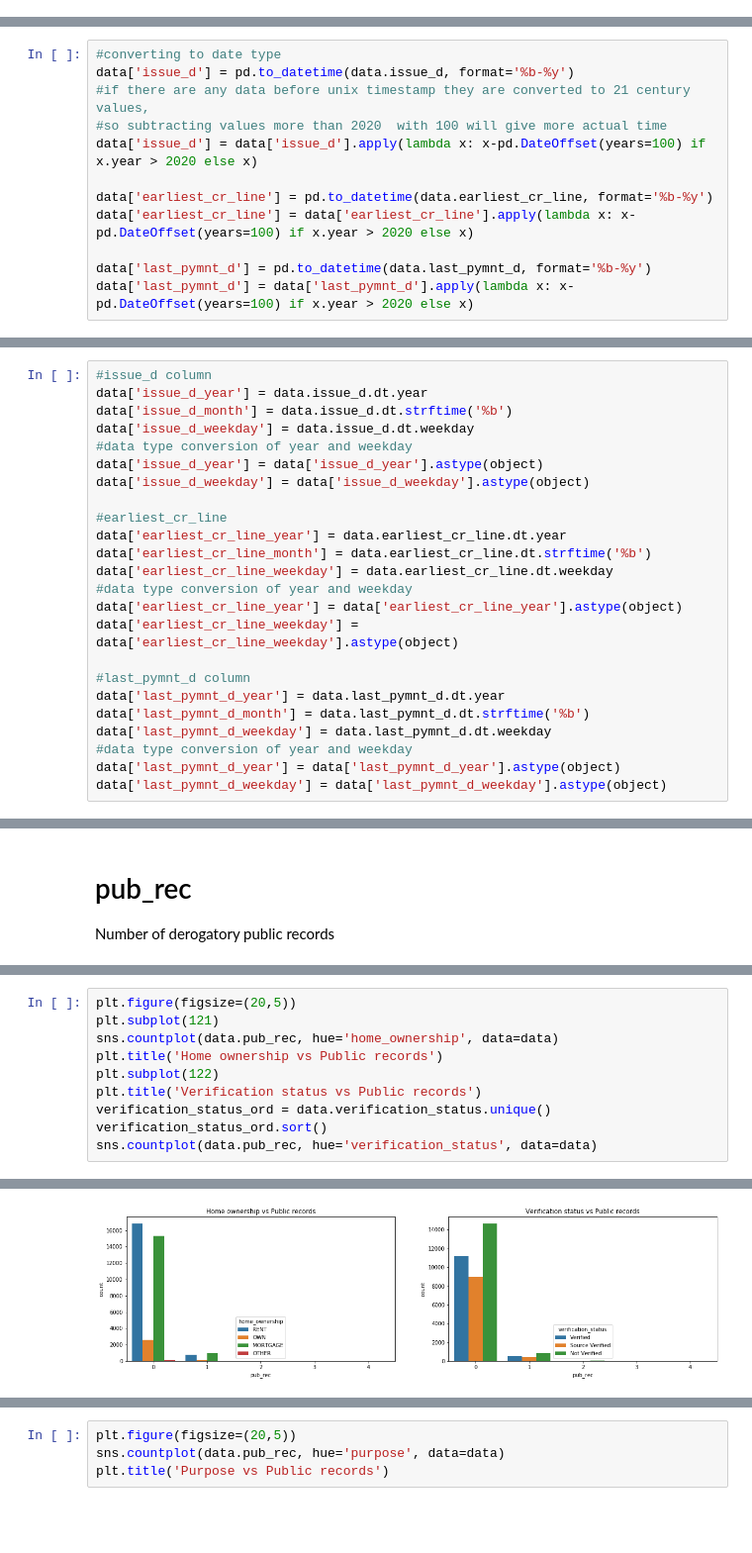
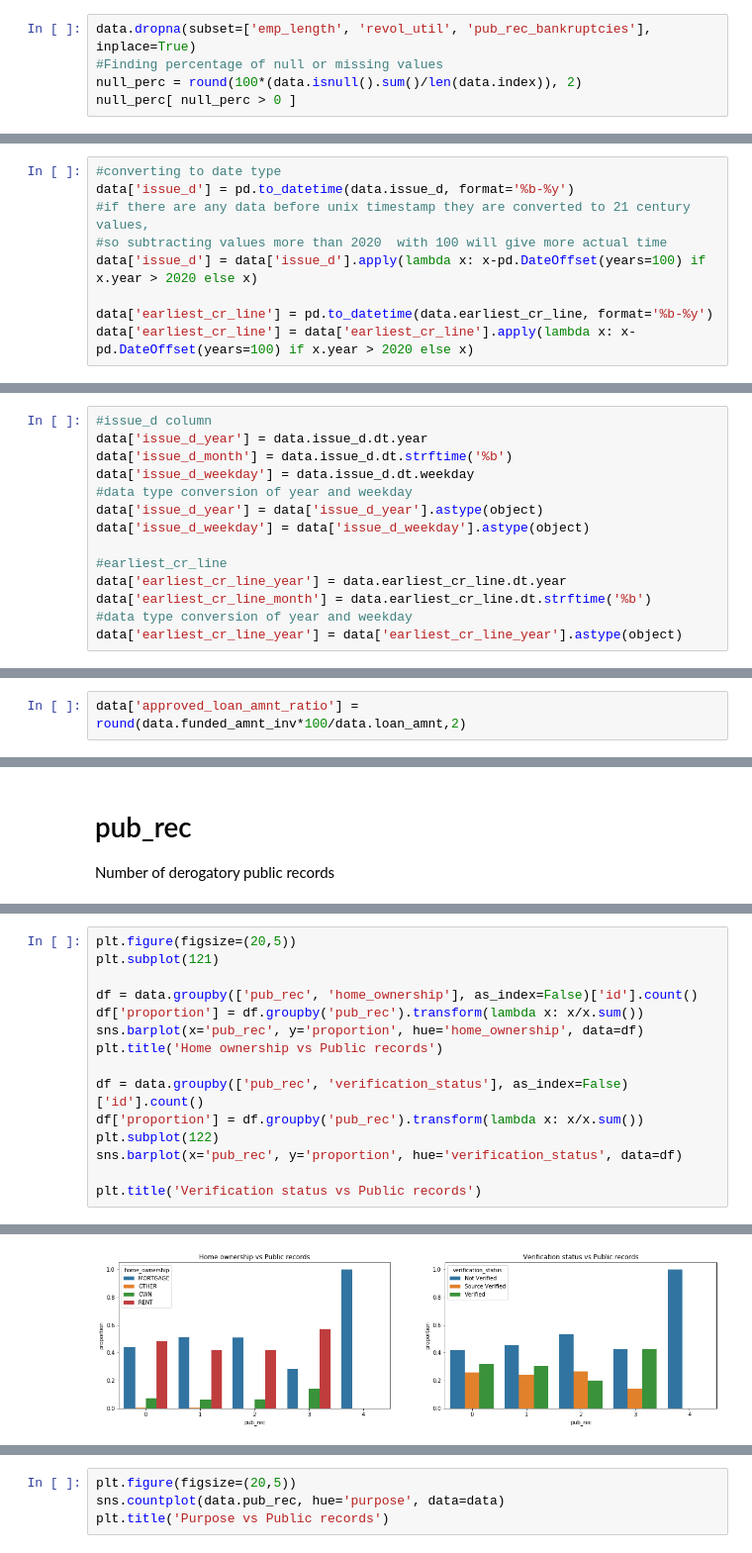
Before and after one commit to chaitanya-vanapamala/lending-club-cs, a Jupyter notebook: analysis.ipynb, the cells around one changed output, grey strips where cells are left out. Shown at 99% size. Saved outputs shown, nothing was run; the diff lists cells and outputs as text; blank space fills up the shorter version.

```diff
--- a/analysis.ipynb
+++ b/analysis.ipynb
@@ -131,0 +133,5 @@ data.drop(['total_rec_int', 'total_rec_prncp', 'total_rec_late_fee', 'last_credi
+# %%
+data.dropna(subset=['emp_length', 'revol_util', 'pub_rec_bankruptcies'], inplace=True)
+#Finding percentage of null or missing values
+null_perc = round(100*(data.isnull().sum()/len(data.index)), 2)
+null_perc[ null_perc > 0 ]
@@ -178,9 +184,6 @@ data['issue_d'] = data['issue_d'].apply(lambda x: x-pd.DateOffset(years=100) if
 
 data['earliest_cr_line'] = pd.to_datetime(data.earliest_cr_line, format='%b-%y')
 data['earliest_cr_line'] = data['earliest_cr_line'].apply(lambda x: x-pd.DateOffset(years=100) if x.year > 2020 else x)
-
-data['last_pymnt_d'] = pd.to_datetime(data.last_pymnt_d, format='%b-%y')
-data['last_pymnt_d'] = data['last_pymnt_d'].apply(lambda x: x-pd.DateOffset(years=100) if x.year > 2020 else x)
 # %%
 data.dtypes
 # %% [output]
@@ -217,15 +220,5 @@ data['issue_d_weekday'] = data['issue_d_weekday'].astype(object)
 #earliest_cr_line
 data['earliest_cr_line_year'] = data.earliest_cr_line.dt.year
 data['earliest_cr_line_month'] = data.earliest_cr_line.dt.strftime('%b')
-data['earliest_cr_line_weekday'] = data.earliest_cr_line.dt.weekday
 #data type conversion of year and weekday
 data['earliest_cr_line_year'] = data['earliest_cr_line_year'].astype(object)
-data['earliest_cr_line_weekday'] = data['earliest_cr_line_weekday'].astype(object)
-
-#last_pymnt_d column
-data['last_pymnt_d_year'] = data.last_pymnt_d.dt.year
-data['last_pymnt_d_month'] = data.last_pymnt_d.dt.strftime('%b')
-data['last_pymnt_d_weekday'] = data.last_pymnt_d.dt.weekday
-#data type conversion of year and weekday
-data['last_pymnt_d_year'] = data['last_pymnt_d_year'].astype(object)
-data['last_pymnt_d_weekday'] = data['last_pymnt_d_weekday'].astype(object)
@@ -232,3 +227,5 @@ data['last_pymnt_d_weekday'] = data['last_pymnt_d_weekday'].astype(object)
+# %%
+data['approved_loan_amnt_ratio'] = round(data.funded_amnt_inv*100/data.loan_amnt,2)
 # %%
 data.head()
 # %% [output]
@@ -2048,11 +1125,16 @@ sns.countplot(data.pub_rec, hue='grade', data=data)
 # %%
 plt.figure(figsize=(20,5))
 plt.subplot(121)
-sns.countplot(data.pub_rec, hue='home_ownership', data=data)
+
+df = data.groupby(['pub_rec', 'home_ownership'], as_index=False)['id'].count()
+df['proportion'] = df.groupby('pub_rec').transform(lambda x: x/x.sum())
+sns.barplot(x='pub_rec', y='proportion', hue='home_ownership', data=df)
 plt.title('Home ownership vs Public records')
+
+df = data.groupby(['pub_rec', 'verification_status'], as_index=False)['id'].count()
+df['proportion'] = df.groupby('pub_rec').transform(lambda x: x/x.sum())
 plt.subplot(122)
+sns.barplot(x='pub_rec', y='proportion', hue='verification_status', data=df)
+
 plt.title('Verification status vs Public records')
-verification_status_ord = data.verification_status.unique()
-verification_status_ord.sort()
-sns.countplot(data.pub_rec, hue='verification_status', data=data)
 # %% [output]
@@ -2060 +1142 @@ sns.countplot(data.pub_rec, hue='verification_status', data=data)
-[figure, old version]
+[figure, new version]
```
Also changed, not shown: parts of 219 cells of this notebook.
